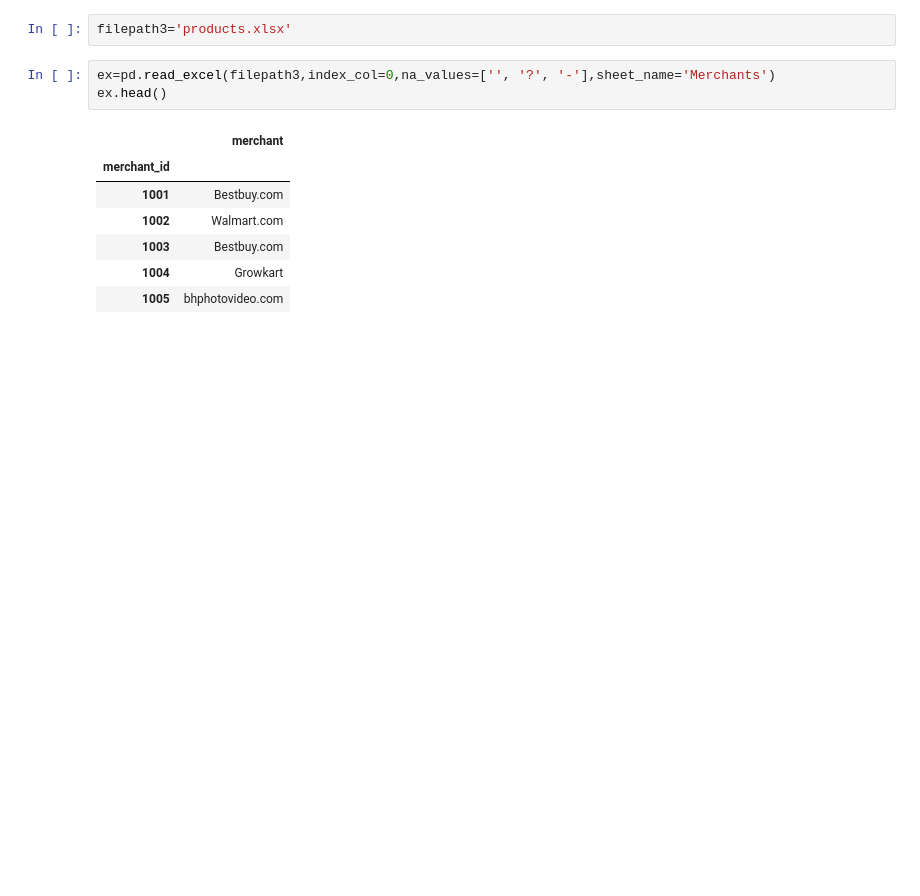
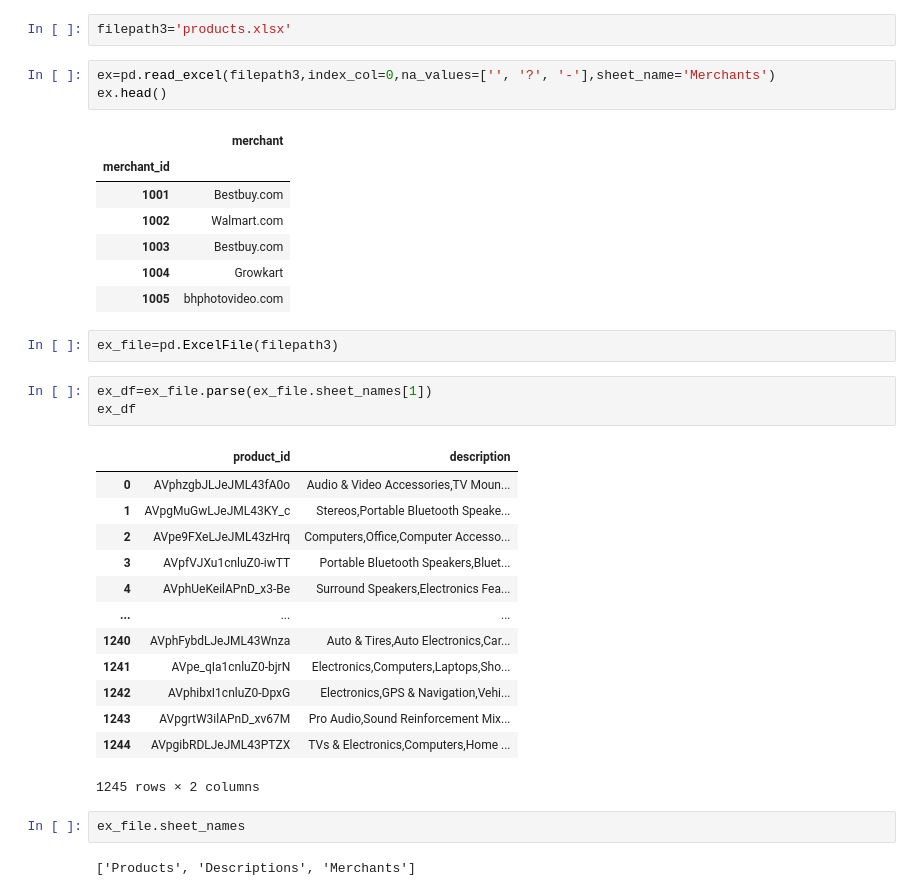
Before and after one commit to roldugina/data_analysis_projects, a Jupyter notebook: reading_files/Reading_files.ipynb, the cells around one changed output. Saved outputs shown, nothing was run; the diff lists cells and outputs as text; blank space fills up the shorter version.

Commit message:
ExcelFile objects

```diff
--- a/reading_files/Reading_files.ipynb
+++ b/reading_files/Reading_files.ipynb
@@ -77,3 +77,26 @@ ex.head()
 | 1003 | Bestbuy.com |
 | 1004 | Growkart |
 | 1005 | bhphotovideo.com |
+# %%
+ex_file=pd.ExcelFile(filepath3)
+# %%
+ex_df=ex_file.parse(ex_file.sheet_names[1])
+ex_df
+# %% [output]
+|  | product_id | description |
+| 0 | AVphzgbJLJeJML43fA0o | Audio & Video Accessories,TV Moun... |
+| 1 | AVpgMuGwLJeJML43KY_c | Stereos,Portable Bluetooth Speake... |
+| 2 | AVpe9FXeLJeJML43zHrq | Computers,Office,Computer Accesso... |
+| 3 | AVpfVJXu1cnluZ0-iwTT | Portable Bluetooth Speakers,Bluet... |
+| 4 | AVphUeKeilAPnD_x3-Be | Surround Speakers,Electronics Fea... |
+| ... | ... | ... |
+| 1240 | AVphFybdLJeJML43Wnza | Auto & Tires,Auto Electronics,Car... |
+| 1241 | AVpe_qIa1cnluZ0-bjrN | Electronics,Computers,Laptops,Sho... |
+| 1242 | AVphibxI1cnluZ0-DpxG | Electronics,GPS & Navigation,Vehi... |
+| 1243 | AVpgrtW3ilAPnD_xv67M | Pro Audio,Sound Reinforcement Mix... |
+| 1244 | AVpgibRDLJeJML43PTZX | TVs & Electronics,Computers,Home ... |
+1245 rows × 2 columns
+# %%
+ex_file.sheet_names
+# %% [output]
+['Products', 'Descriptions', 'Merchants']
```
